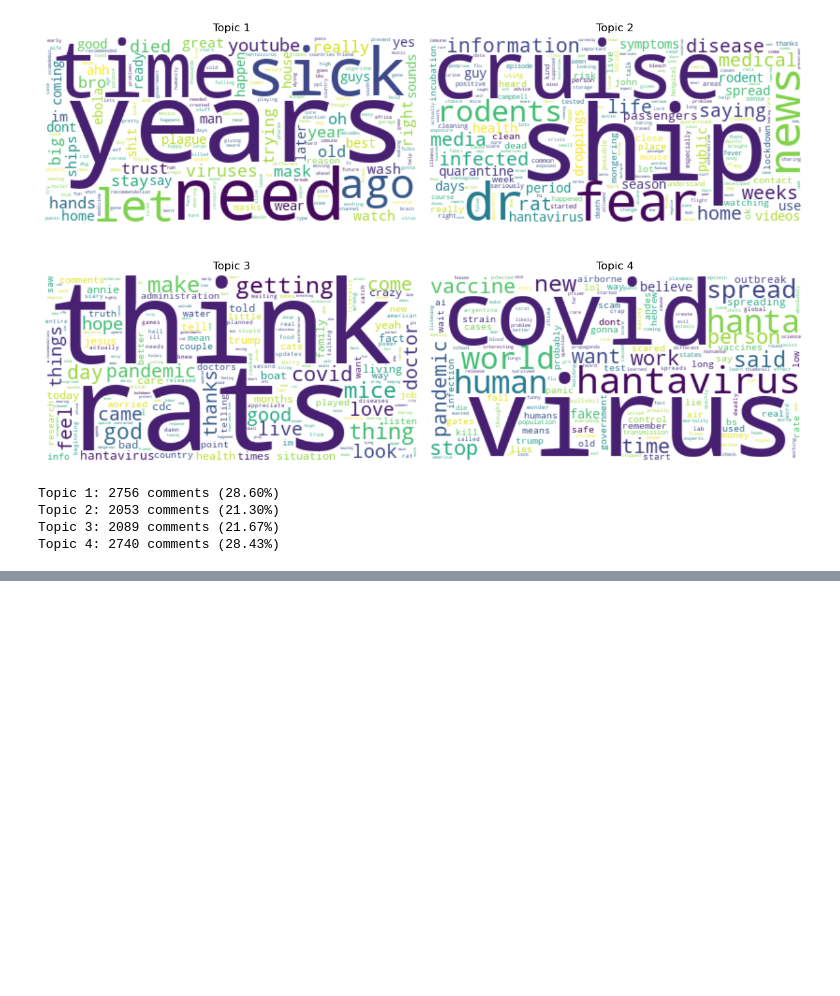
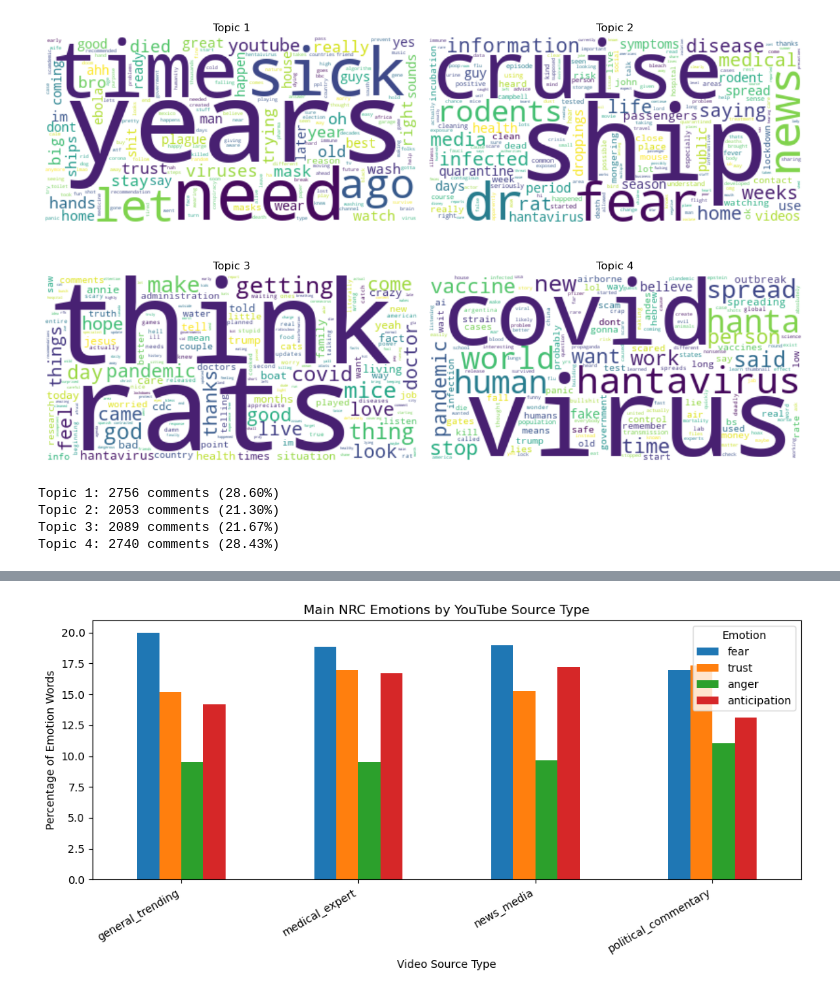
Before and after one commit to BenB51/UGGroup11_SocialMedia_A2, a Jupyter notebook: UG11_Youtube_Analysis.ipynb, the cells around one changed output, grey strips where cells are left out. Saved outputs shown, nothing was run; the diff lists cells and outputs as text; code cells hidden in the pictures; blank space fills up the shorter version.

```diff
--- a/UG11_Youtube_Analysis.ipynb
+++ b/UG11_Youtube_Analysis.ipynb
@@ -1471,0 +1721,8 @@ Topic 4: 2740 comments (28.43%)
+# %%
+# convert counts to percentages within each source type
+emotion_by_type_percent = emotion_by_type_df.div(
+    emotion_by_type_df.sum(axis=0),
+    axis=1
+) * 100
+
+emotion_by_type_percent.round(2)
@@ -1471,0 +1739,22 @@ Topic 4: 2740 comments (28.43%)
+# %%
+# choose main emotions to compare
+main_emotions = ["fear", "trust", "anger", "anticipation"]
+
+emotion_source_plot = emotion_by_type_percent.loc[main_emotions].T
+
+# plot selected emotions by source type
+ax = emotion_source_plot.plot(
+    kind="bar",
+    figsize=(10, 5)
+)
+
+plt.title("Main NRC Emotions by YouTube Source Type")
+plt.xlabel("Video Source Type")
+plt.ylabel("Percentage of Emotion Words")
+plt.xticks(rotation=30, ha="right")
+plt.legend(title="Emotion")
+
+plt.tight_layout()
+plt.show()
+# %% [output]
+[figure, added]
```
Also changed, not shown: parts of 15 cells of this notebook.
